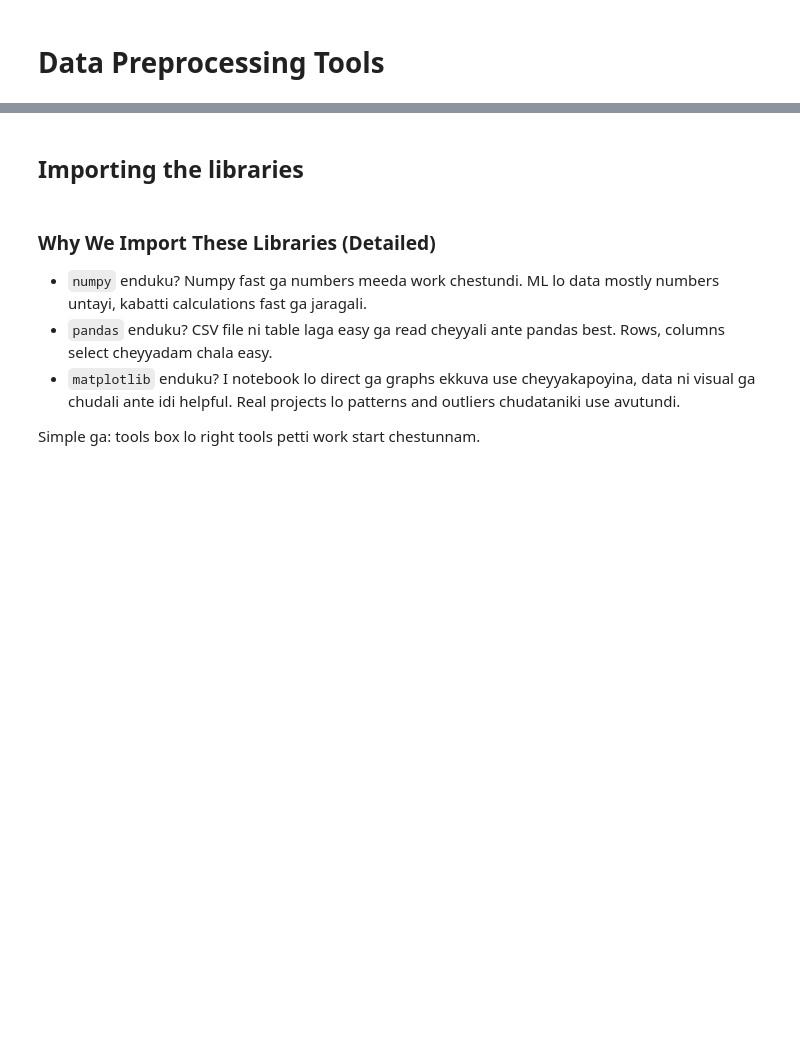
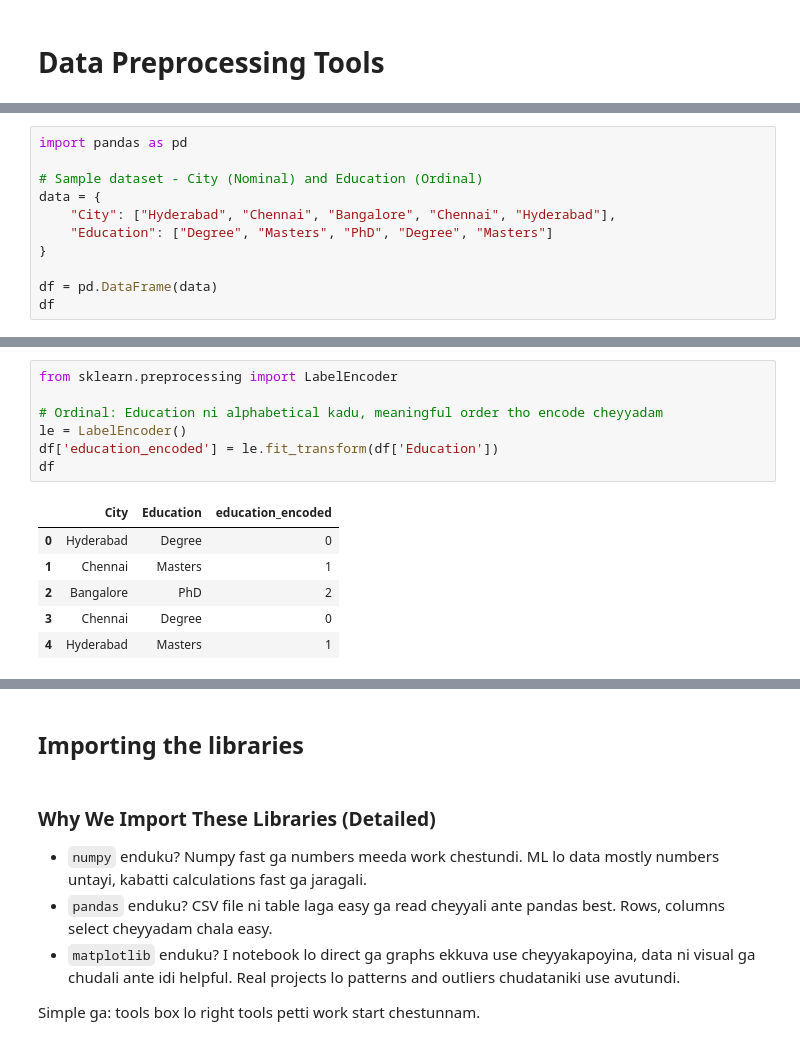
Before and after one commit to saikumarreddyk510-byte/AILearnings, a Jupyter notebook: ML/dataPreprocessing/data_preprocessing_tools.ipynb, the cells around one changed output, grey strips where cells are left out. Saved outputs shown, nothing was run; the diff lists cells and outputs as text; blank space fills up the shorter version.

```diff
--- a/ML/dataPreprocessing/data_preprocessing_tools.ipynb
+++ b/ML/dataPreprocessing/data_preprocessing_tools.ipynb
@@ -2,0 +1099,11 @@
+# %%
+import pandas as pd
+
+# Sample dataset - City (Nominal) and Education (Ordinal)
+data = {
+    "City": ["Hyderabad", "Chennai", "Bangalore", "Chennai", "Hyderabad"],
+    "Education": ["Degree", "Masters", "PhD", "Degree", "Masters"]
+}
+
+df = pd.DataFrame(data)
+df
@@ -2,0 +1117,14 @@
+# %%
+from sklearn.preprocessing import LabelEncoder
+
+# Ordinal: Education ni alphabetical kadu, meaningful order tho encode cheyyadam
+le = LabelEncoder()
+df['education_encoded'] = le.fit_transform(df['Education'])
+df
+# %% [output]
+|  | City | Education | education_encoded |
+| 0 | Hyderabad | Degree | 0 |
+| 1 | Chennai | Masters | 1 |
+| 2 | Bangalore | PhD | 2 |
+| 3 | Chennai | Degree | 0 |
+| 4 | Hyderabad | Masters | 1 |
```
Also changed, not shown: parts of 91 cells of this notebook.
